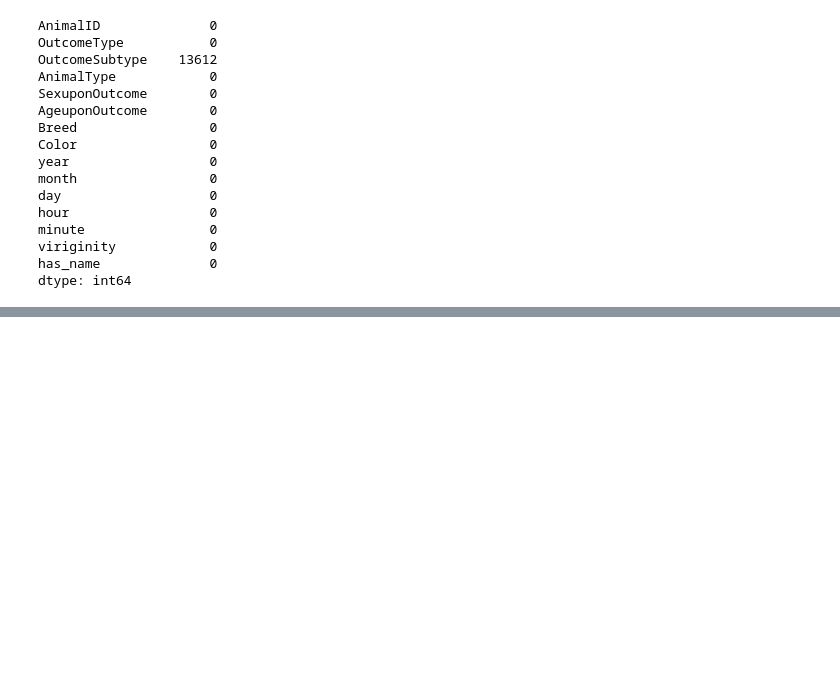
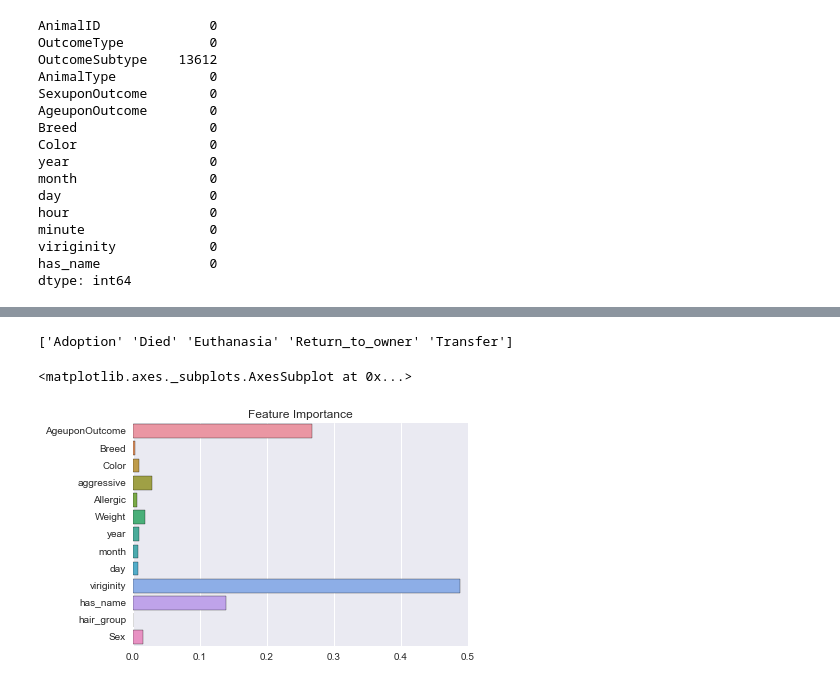
Before and after one commit to xingobar/machine_learning, a Jupyter notebook: Animal Outcome.ipynb, the cells around one changed output, grey strips where cells are left out. Cells and saved outputs as stored; diff of their text form; code cells hidden in the pictures; blank space fills up the shorter version.

```diff
--- a/Animal Outcome.ipynb
+++ b/Animal Outcome.ipynb
@@ -155,6 +205,22 @@ minute                0
 viriginity            0
 has_name              0
 dtype: int64
+# %%
+## process hair
+def process_hair(data):
+    if data in 'Longhair':
+        return 1
+    elif data in 'Shorthair':
+        return 0
+    else:
+        return 2
+
+dog_train['hair_group']=dog_train['Breed'].apply(process_hair)
+dog_test['hair_group']=dog_test['Breed'].apply(process_hair)
+cat_train['hair_group']=cat_train['Breed'].apply(process_hair)
+cat_test['hair_group']=cat_test['Breed'].apply(process_hair)
+#train['hair_group'] = train['Breed'].apply(process_hair)
+#test['hair_group'] = test['Breed'].apply(process_hair)
 # %%
 train.head()
 # %% [output]
@@ -166,0 +424,9 @@ train.head()
+# %%
+dog_train.drop(['OutcomeSubtype'],axis=1,inplace=True)
+#dog_test.drop(['OutcomeSubtype'],axis=1,inplace=True)
+cat_train.drop(['OutcomeSubtype'],axis=1,inplace=True)
+dog_train.drop(['AnimalID'],axis=1,inplace=True)
+cat_train.drop(['AnimalID'],axis=1,inplace=True)
+#cat_test.drop(['OutcomeSubtype'],axis=1,inplace=True)
+dog_X_train,d_X_val,dog_y_train,dog_y_val = train_test_split(dog_train,dog_train_outcome,test_size=.3,random_state=42)
+cat_X_train,cat_X_val,cat_y_train,cat_y_val = train_test_split(cat_train,cat_train_outcome,test_size=.3,random_state=42)
@@ -166,0 +462,25 @@ train.head()
+# %%
+#keep ID
+#dog_ID = np.array([dog_test.ID]).T
+#dog_test.drop("ID", axis=1, inplace=True)
+
+#cat_ID = np.array([cat_test.ID]).T
+#cat_test.drop("ID", axis=1, inplace=True)
+dog_clf = RandomForestClassifier(n_estimators=500,max_depth=5)
+dog_clf.fit(dog_train,dog_train_outcome)
+print dog_clf.classes_
+dog_y_pred = dog_clf.predict_proba(dog_test)
+dog_test_result = np.append(dog_ID,dog_y_pred,axis=1)
+cat_clf = RandomForestClassifier(n_estimators=500,max_depth=5)
+cat_clf.fit(cat_train,cat_train_outcome)
+cat_y_pred = cat_clf.predict_proba(cat_test)
+cat_test_result = np.append(cat_ID,cat_y_pred,axis=1)
+# %% [output]
+['Adoption' 'Died' 'Euthanasia' 'Return_to_owner' 'Transfer']
+# %%
+plt.figure(0)
+plt.title("Feature Importance")
+sns.barplot(y=dog_train.columns, x=dog_clf.feature_importances_)
+# %% [output]
+<matplotlib.axes._subplots.AxesSubplot at 0x...>
+[figure, added]
```
Also changed, not shown: parts of 21 cells of this notebook.
